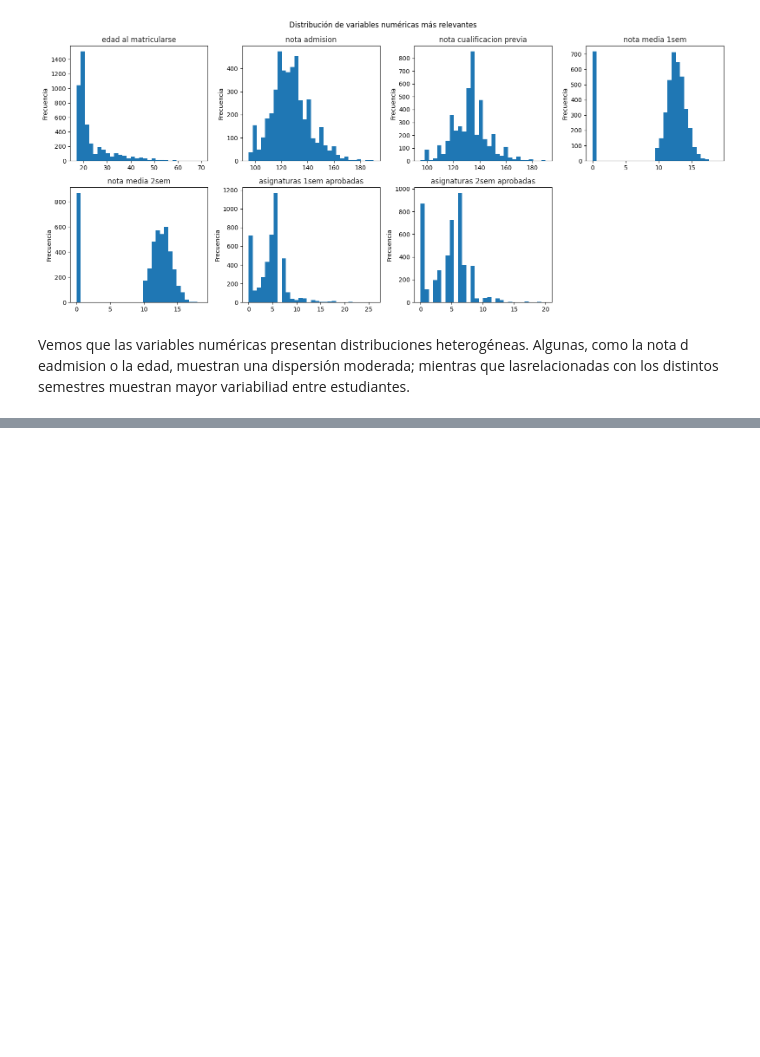
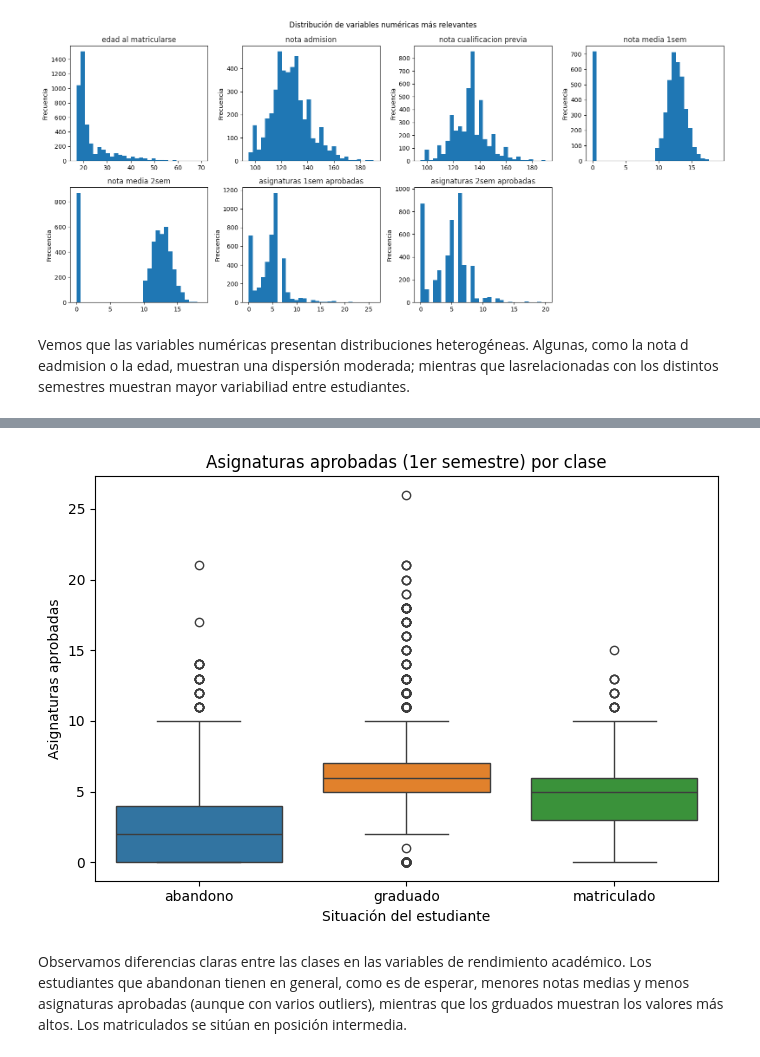
Before and after one commit to adrianalorenzo/ML_proyecto_final, a Jupyter notebook: notebooks/01_EDA.ipynb, the cells around one changed output, grey strips where cells are left out. Drawn from its saved outputs; the diff is of its cells as text; code cells hidden in the pictures; blank space fills up the shorter version.

```diff
--- a/notebooks/01_EDA.ipynb
+++ b/notebooks/01_EDA.ipynb
@@ -155,0 +174,18 @@ Vemos que las variables numéricas presentan distribuciones heterogéneas. Algun
+# %%
+#boxplot: asignaturas aprobadas 1er semestre por clse
+
+plt.figure(figsize=(7,5))
+
+sns.boxplot(data=df, x='objetivo', y='asignaturas_1sem_aprobadas', hue='objetivo', legend=False)
+plt.title('Asignaturas aprobadas (1er semestre) por clase')
+plt.xlabel('Situación del estudiante')
+plt.ylabel('Asignaturas aprobadas')
+
+
+plt.tight_layout()
+plt.savefig('../figuras/boxplot_aprobadas_1sem.png')
+plt.show()
+# %% [output]
+[figure, added]
+# %% [markdown]
+Observamos diferencias claras entre las clases en las variables de rendimiento académico. Los estudiantes que abandonan tienen en general, como es de esperar, menores notas medias y menos asignaturas aprobadas (aunque con varios outliers), mientras que los grduados muestran los valores más altos. Los matriculados se sitúan en posición intermedia.
```
Also changed, not shown: parts of 2 cells of this notebook, 2 other files.
